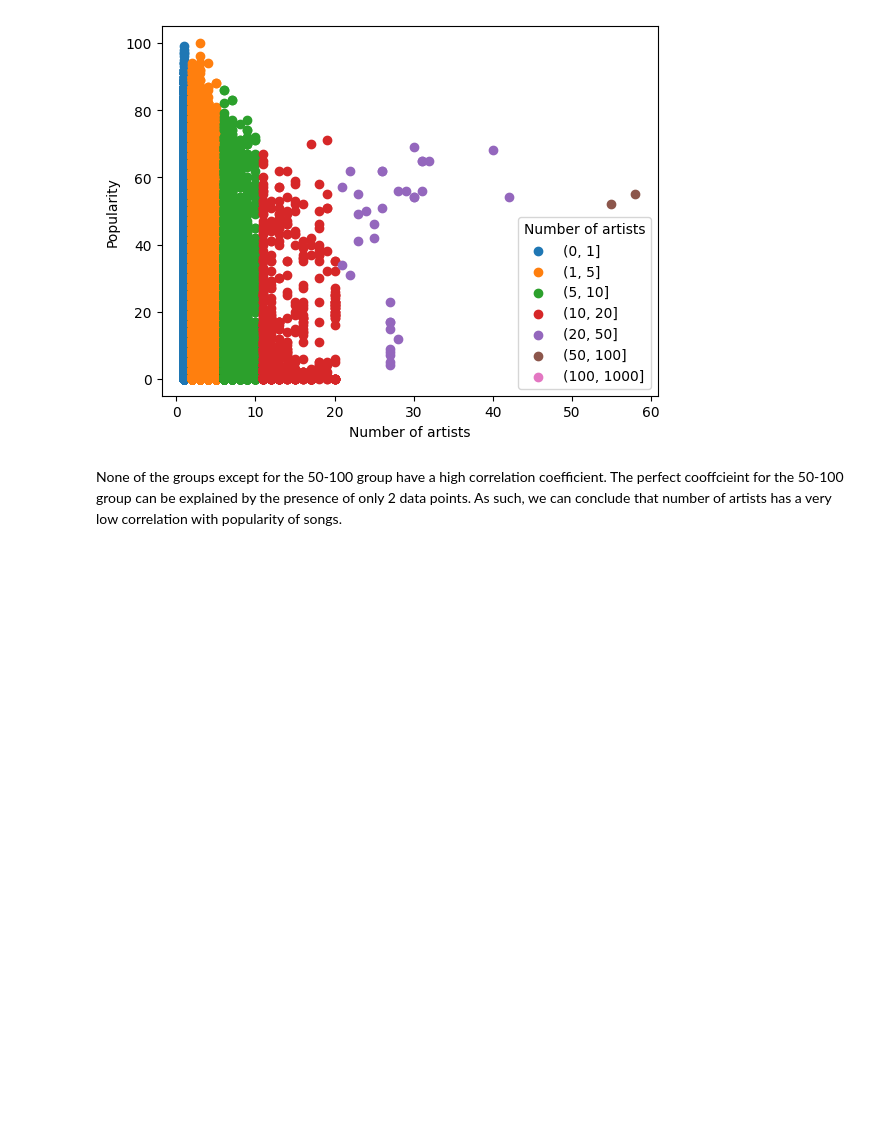
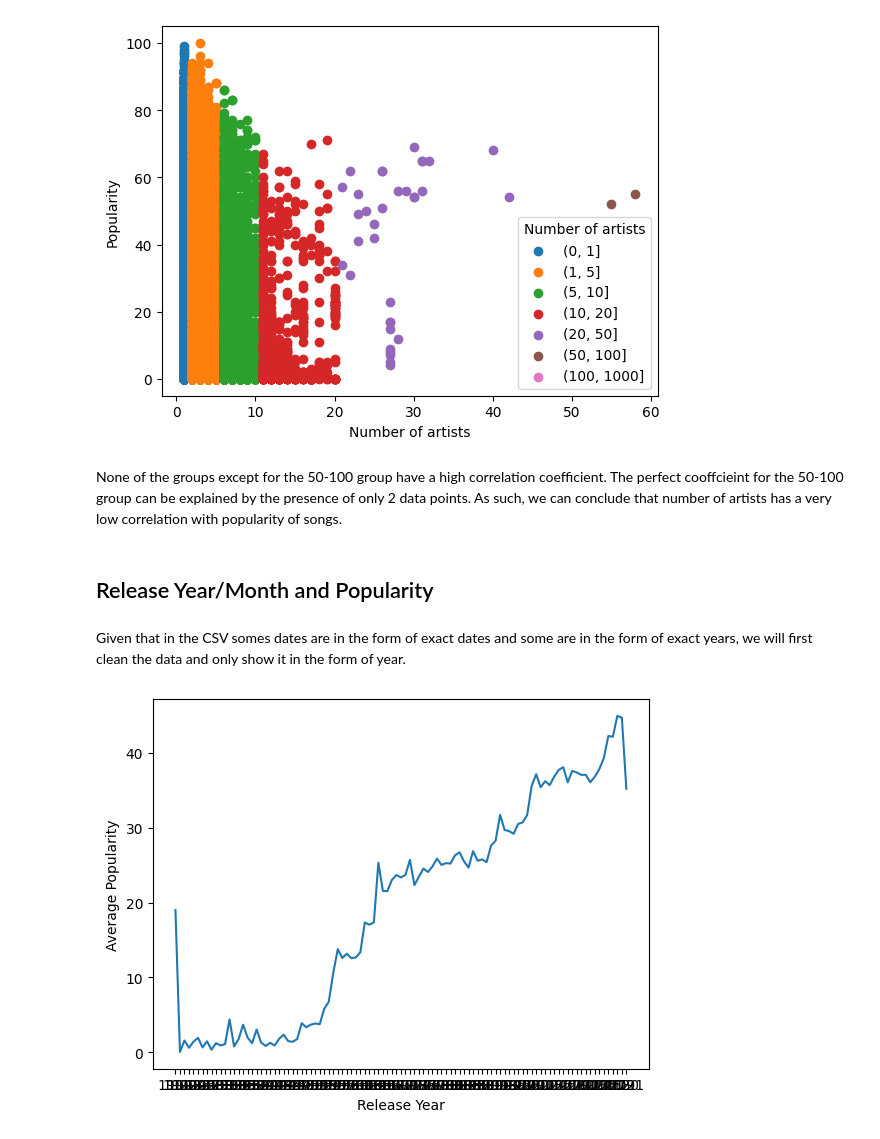
Before and after one commit to ayushmandixit2000/DSAI-Project, a Jupyter notebook: TracksAnalysis.ipynb, the cells around one changed output. Drawn from its saved outputs; the diff is of its cells as text; code cells hidden in the pictures; blank space fills up the shorter version.

Commit message:
add release year/month

```diff
--- a/TracksAnalysis.ipynb
+++ b/TracksAnalysis.ipynb
@@ -370,3 +370,25 @@ Name: popularity, dtype: float64
 [figure]
 # %% [markdown]
 None of the groups except for the 50-100 group have a high correlation coefficient. The perfect cooffcieint for the 50-100 group can be explained by the presence of only 2 data points. As such, we can conclude that number of artists has a very low correlation with popularity of songs.
+# %% [markdown]
+## Release Year/Month and Popularity
+# %% [markdown]
+Given that in the CSV somes dates are in the form of exact dates and some are in the form of exact years, we will first clean the data and only show it in the form of year.
+# %%
+# Load the CSV file into a pandas DataFrame
+df = pd.read_csv('tracks.csv')
+
+# Extract the year from the "date" column and create a new column
+df['year'] = df['release_date'].str.extract('(\d{4})', expand=False)
+# %%
+
+# Group the songs by release year and calculate the average popularity for each year
+popularity_by_year = df.groupby('year')['popularity'].mean()
+
+# Plot a line chart to visualize the relationship between release year and popularity
+plt.plot(popularity_by_year.index, popularity_by_year.values)
+plt.xlabel('Release Year')
+plt.ylabel('Average Popularity')
+plt.show()
+# %% [output]
+[figure, added]
```
Also changed, not shown: parts of 4 cells of this notebook.
